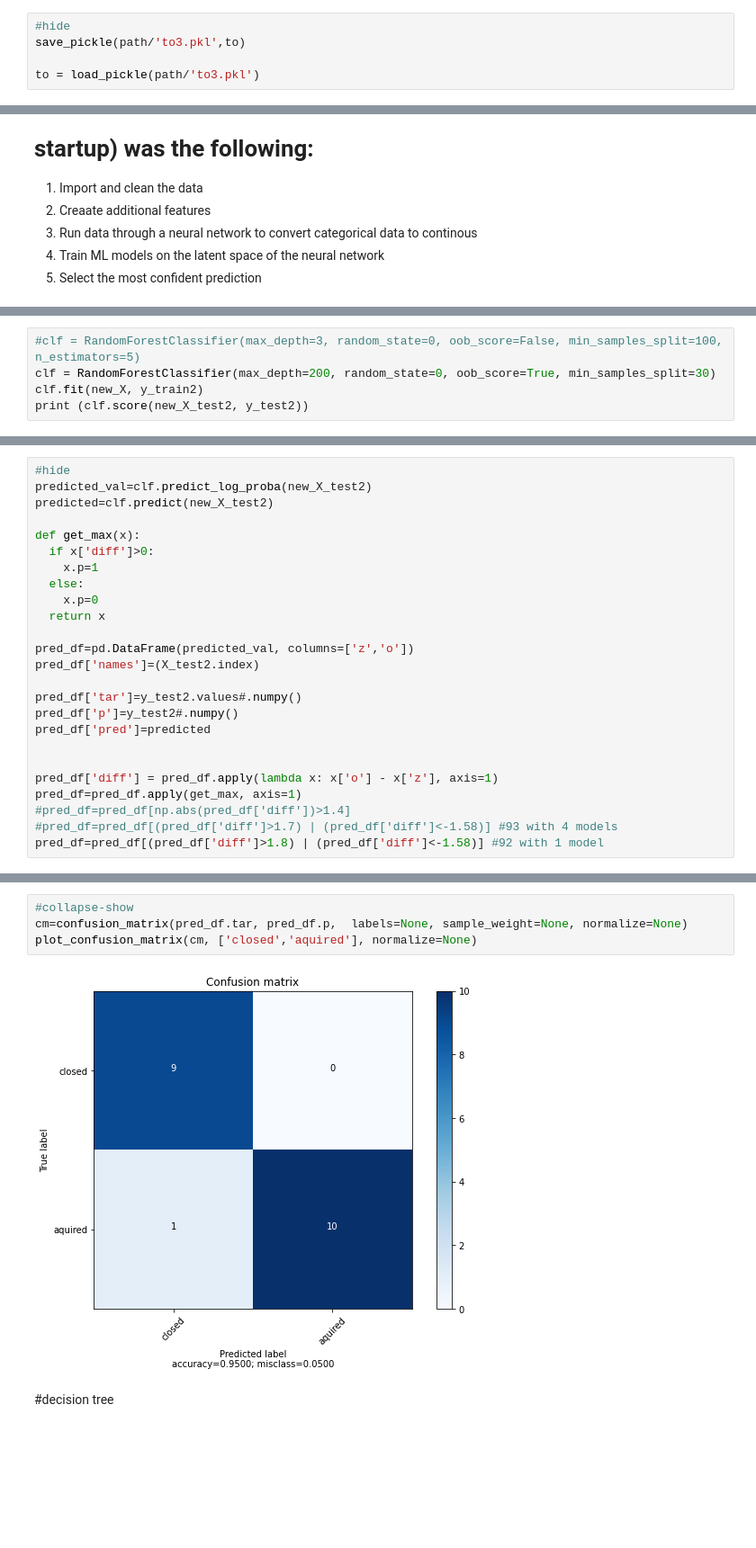
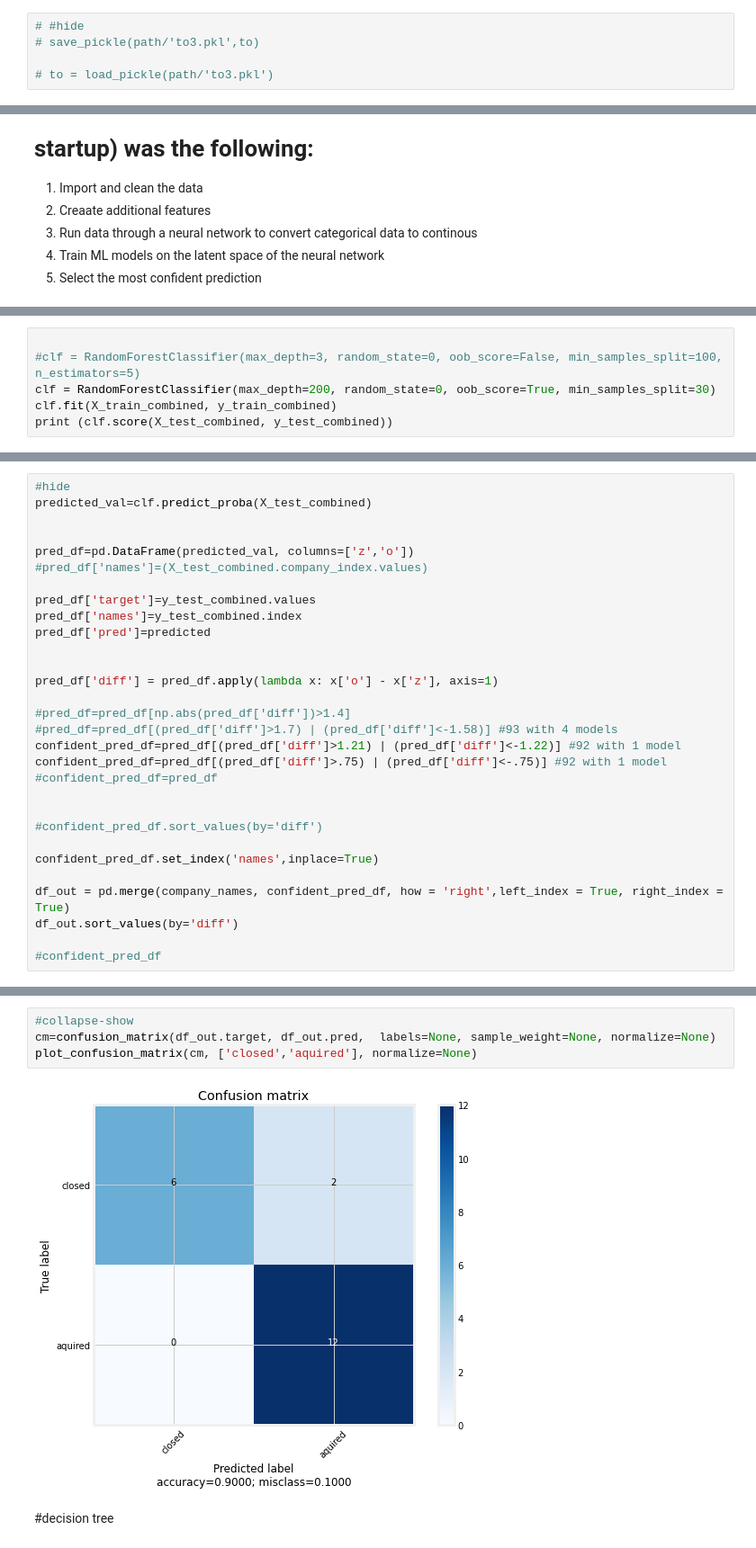
Before and after one commit to patrick-hanley/thought_experiments_original, a Jupyter notebook: _notebooks/2021-02-05-fastai_crunchbase.ipynb, the cells around one changed output, grey strips where cells are left out. Shown: that part at 90% size. Cells and saved outputs as stored; diff of their text form; blank space fills up the shorter version.

```diff
--- a/_notebooks/2021-02-05-fastai_crunchbase.ipynb
+++ b/_notebooks/2021-02-05-fastai_crunchbase.ipynb
@@ -71,8 +73,8 @@ valid_xs, valid_y = to.valid.xs,to.valid.y
 # %%
-#hide
-save_pickle(path/'to3.pkl',to)
+# #hide
+# save_pickle(path/'to3.pkl',to)
 
-to = load_pickle(path/'to3.pkl')
+# to = load_pickle(path/'to3.pkl')
 # %% [markdown]
 # I used a neural network to encode all the categorical features and extracted the ebedding layers for further analysis.
 
@@ -468,6 +569,7 @@ weighted avg       0.72      0.72      0.72       140
 # %%
+
 #clf = RandomForestClassifier(max_depth=3, random_state=0, oob_score=False, min_samples_split=100, n_estimators=5)
 clf = RandomForestClassifier(max_depth=200, random_state=0, oob_score=True, min_samples_split=30)
-clf.fit(new_X, y_train2)
-print (clf.score(new_X_test2, y_test2))
+clf.fit(X_train_combined, y_train_combined)
+print (clf.score(X_test_combined, y_test_combined))
 # %% [output]
@@ -479,25 +601,30 @@ company_names.iloc[471]
 # %%
 #hide
-predicted_val=clf.predict_log_proba(new_X_test2)
-predicted=clf.predict(new_X_test2)
+predicted_val=clf.predict_proba(X_test_combined)
 
-def get_max(x):
-  if x['diff']>0:
-    x.p=1
-  else:
-    x.p=0
-  return x
 
 pred_df=pd.DataFrame(predicted_val, columns=['z','o'])
-pred_df['names']=(X_test2.index)
+#pred_df['names']=(X_test_combined.company_index.values)
 
-pred_df['tar']=y_test2.values#.numpy()
-pred_df['p']=y_test2#.numpy()
+pred_df['target']=y_test_combined.values
+pred_df['names']=y_test_combined.index
 pred_df['pred']=predicted
 
 
 pred_df['diff'] = pred_df.apply(lambda x: x['o'] - x['z'], axis=1)
-pred_df=pred_df.apply(get_max, axis=1)
+
 #pred_df=pred_df[np.abs(pred_df['diff'])>1.4]
 #pred_df=pred_df[(pred_df['diff']>1.7) | (pred_df['diff']<-1.58)] #93 with 4 models
-pred_df=pred_df[(pred_df['diff']>1.8) | (pred_df['diff']<-1.58)] #92 with 1 model
+confident_pred_df=pred_df[(pred_df['diff']>1.21) | (pred_df['diff']<-1.22)] #92 with 1 model
+confident_pred_df=pred_df[(pred_df['diff']>.75) | (pred_df['diff']<-.75)] #92 with 1 model
+#confident_pred_df=pred_df
+
+
+#confident_pred_df.sort_values(by='diff')
+
+confident_pred_df.set_index('names',inplace=True)
+
+df_out = pd.merge(company_names, confident_pred_df, how = 'right',left_index = True, right_index = True)
+df_out.sort_values(by='diff')
+
+#confident_pred_df
@@ -525,8 +658,8 @@ pred_df.sort_values(by='diff')[:60]
 # %%
 #collapse-show
-cm=confusion_matrix(pred_df.tar, pred_df.p,  labels=None, sample_weight=None, normalize=None)
+cm=confusion_matrix(df_out.target, df_out.pred,  labels=None, sample_weight=None, normalize=None)
 plot_confusion_matrix(cm, ['closed','aquired'], normalize=None)
 # %% [output]
-[figure, old version]
+[figure, new version]
 # %% [markdown]
 #decision tree
```
Also changed, not shown: parts of 33 cells of this notebook.
